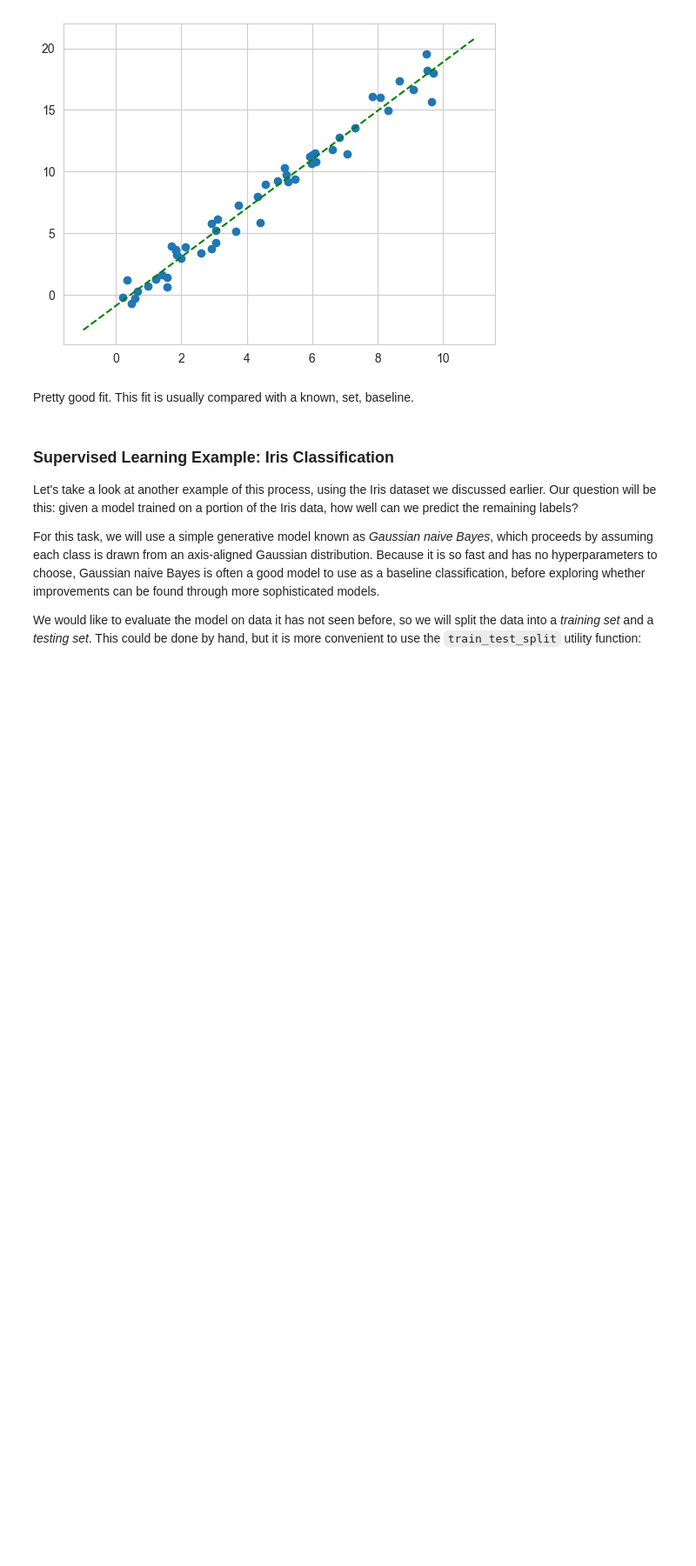
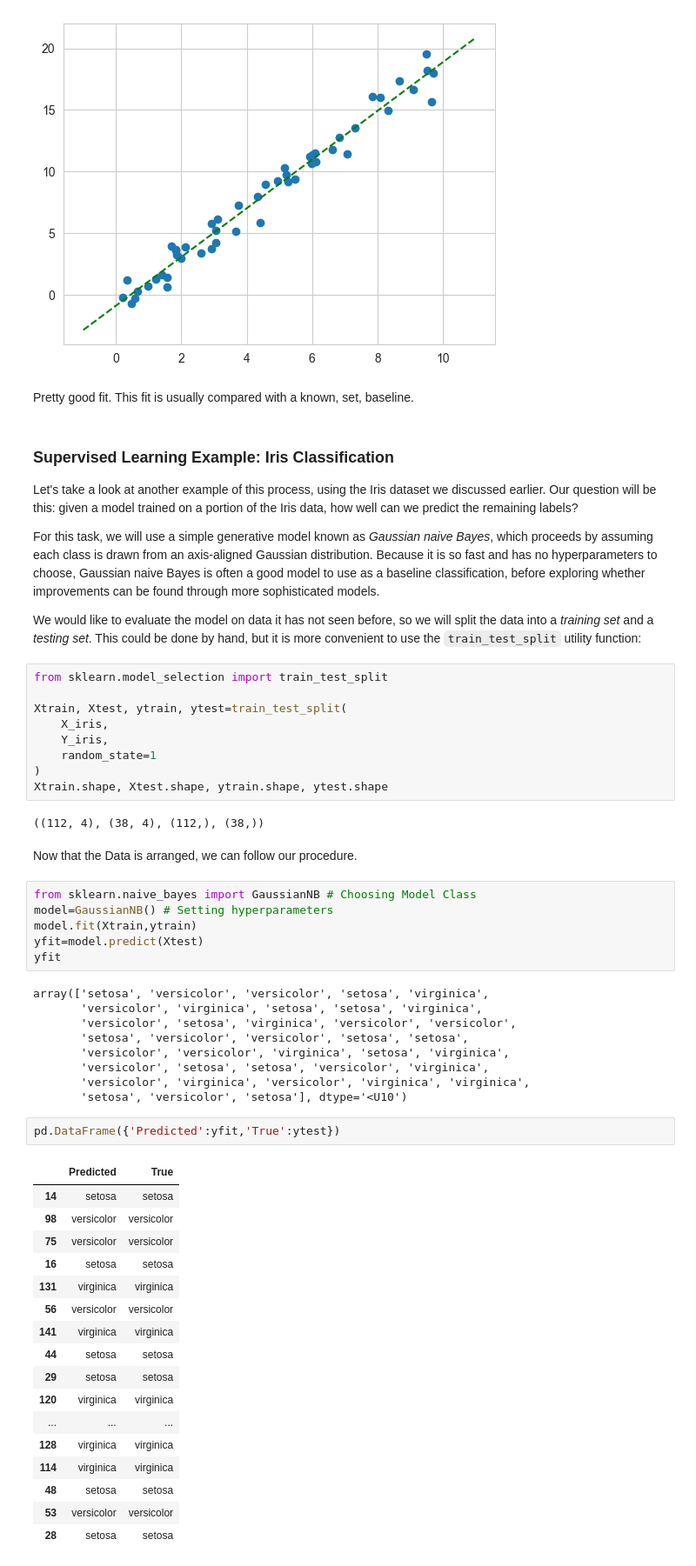
Before and after one commit to denis-james/Self-Learning, a Jupyter notebook: Machine Learning/1. Introduction to Scikit-Learn.ipynb, the cells around one changed output. Shown at 87% size. Cells and saved outputs as stored; diff of their text form; blank space fills up the shorter version.

```diff
--- a/Machine Learning/1. Introduction to Scikit-Learn.ipynb
+++ b/Machine Learning/1. Introduction to Scikit-Learn.ipynb
@@ -193,3 +193,51 @@ Because it is so fast and has no hyperparameters to choose, Gaussian naive Bayes
 
 We would like to evaluate the model on data it has not seen before, so we will split the data into a *training set* and a *testing set*.
 This could be done by hand, but it is more convenient to use the `train_test_split` utility function:
+# %%
+from sklearn.model_selection import train_test_split
+
+Xtrain, Xtest, ytrain, ytest=train_test_split(
+    X_iris,
+    Y_iris,
+    random_state=1
+)
+Xtrain.shape, Xtest.shape, ytrain.shape, ytest.shape
+# %% [output]
+((112, 4), (38, 4), (112,), (38,))
+# %% [markdown]
+Now that the Data is arranged, we can follow our procedure.
+# %%
+from sklearn.naive_bayes import GaussianNB # Choosing Model Class
+model=GaussianNB() # Setting hyperparameters
+model.fit(Xtrain,ytrain)
+yfit=model.predict(Xtest)
+yfit
+# %% [output]
+array(['setosa', 'versicolor', 'versicolor', 'setosa', 'virginica',
+       'versicolor', 'virginica', 'setosa', 'setosa', 'virginica',
+       'versicolor', 'setosa', 'virginica', 'versicolor', 'versicolor',
+       'setosa', 'versicolor', 'versicolor', 'setosa', 'setosa',
+       'versicolor', 'versicolor', 'virginica', 'setosa', 'virginica',
+       'versicolor', 'setosa', 'setosa', 'versicolor', 'virginica',
+       'versicolor', 'virginica', 'versicolor', 'virginica', 'virginica',
+       'setosa', 'versicolor', 'setosa'], dtype='<U10')
+# %%
+pd.DataFrame({'Predicted':yfit,'True':ytest})
+# %% [output]
+|  | Predicted | True |
+| 14 | setosa | setosa |
+| 98 | versicolor | versicolor |
+| 75 | versicolor | versicolor |
+| 16 | setosa | setosa |
+| 131 | virginica | virginica |
+| 56 | versicolor | versicolor |
+| 141 | virginica | virginica |
+| 44 | setosa | setosa |
+| 29 | setosa | setosa |
+| 120 | virginica | virginica |
+| ... | ... | ... |
+| 128 | virginica | virginica |
+| 114 | virginica | virginica |
+| 48 | setosa | setosa |
+| 53 | versicolor | versicolor |
+| 28 | setosa | setosa |
```
Also changed, not shown: parts of 2 cells of this notebook.
